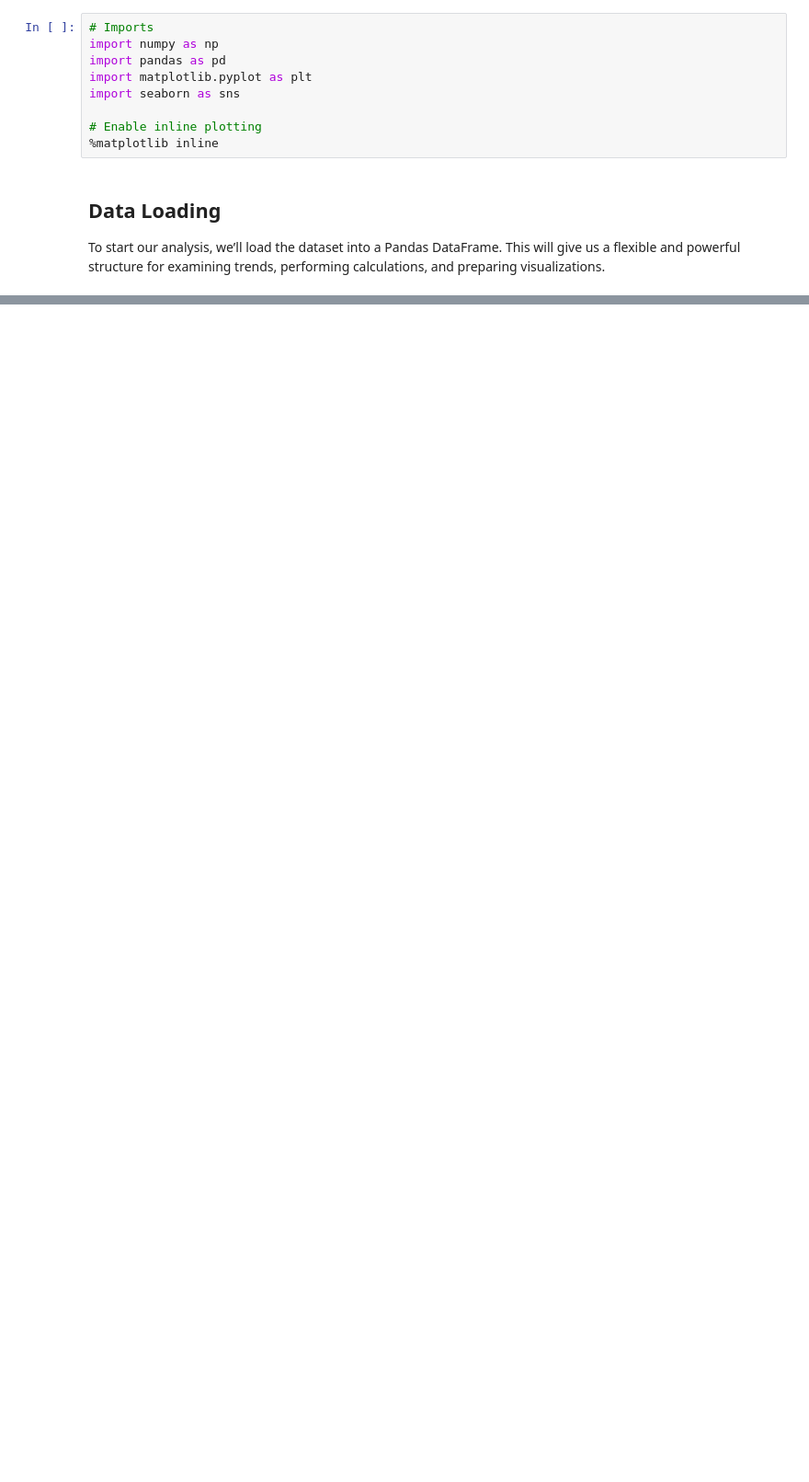
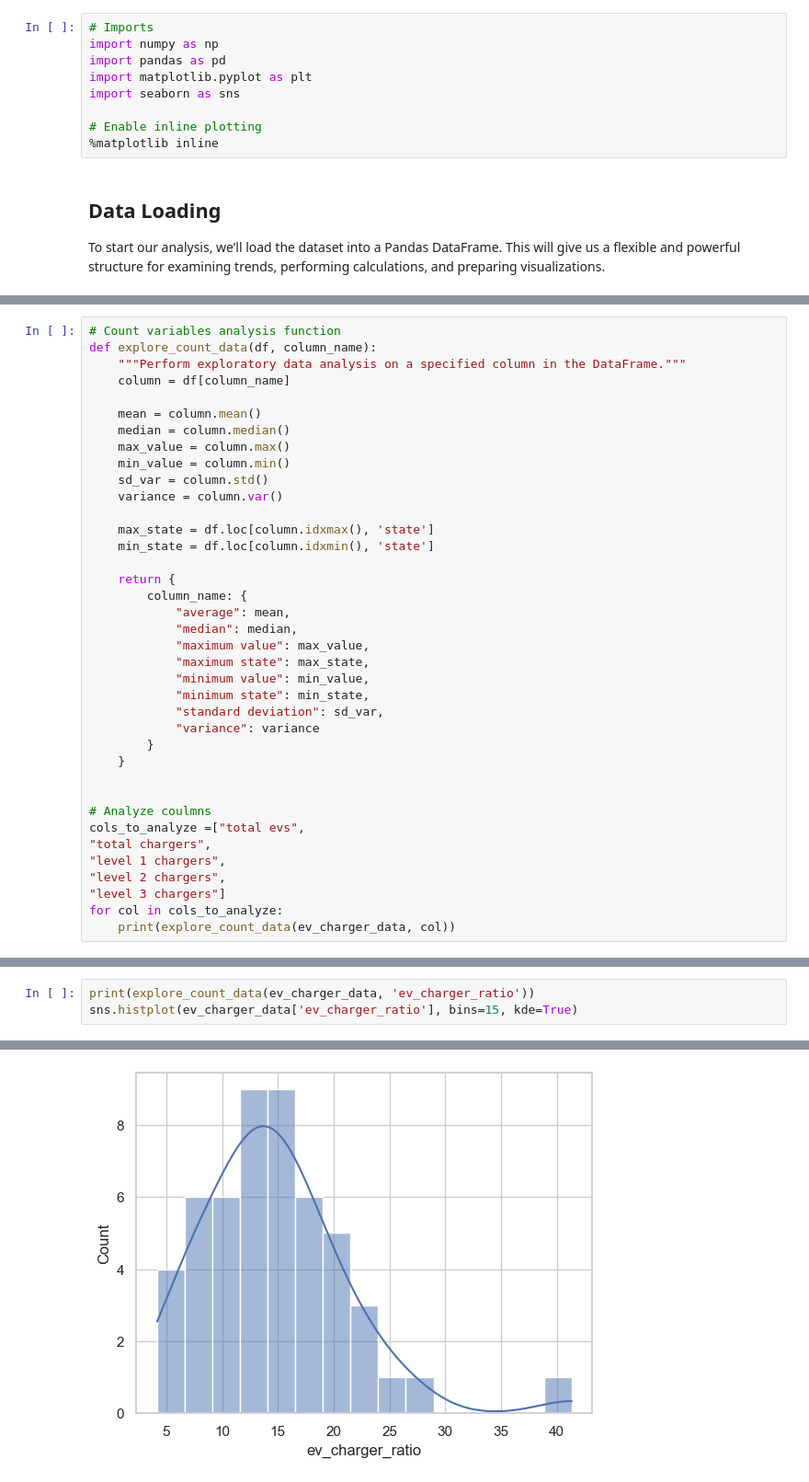
Before and after one commit to yoav-es/ev-charging-infra-in-the-us, a Jupyter notebook: ev_charging_infra_analysis.ipynb, the cells around one changed output, grey strips where cells are left out. Shown at 92% size. Saved outputs shown, nothing was run; the diff lists cells and outputs as text; blank space fills up the shorter version.

```diff
--- a/ev_charging_infra_analysis.ipynb
+++ b/ev_charging_infra_analysis.ipynb
@@ -225,0 +211,38 @@ Findings from this stage should directly inform conclusions or recommendations i
+# %%
+# Count variables analysis function
+def explore_count_data(df, column_name):
+    """Perform exploratory data analysis on a specified column in the DataFrame."""
+    column = df[column_name]
+
+    mean = column.mean()
+    median = column.median()
+    max_value = column.max()
+    min_value = column.min()
+    sd_var = column.std()
+    variance = column.var()
+
+    max_state = df.loc[column.idxmax(), 'state']
+    min_state = df.loc[column.idxmin(), 'state']
+
+    return {
+        column_name: {
+            "average": mean,
+            "median": median,
+            "maximum value": max_value,
+            "maximum state": max_state,
+            "minimum value": min_value,
+            "minimum state": min_state,
+            "standard deviation": sd_var,
+            "variance": variance
+        }
+    }
+
+
+# Analyze coulmns
+cols_to_analyze =["total evs",
+"total chargers",
+"level 1 chargers",
+"level 2 chargers",
+"level 3 chargers"]
+for col in cols_to_analyze:
+    print(explore_count_data(ev_charger_data, col))
@@ -225,0 +333,4 @@ Findings from this stage should directly inform conclusions or recommendations i
+# %%
+print(explore_count_data(ev_charger_data, 'ev_charger_ratio'))
+sns.histplot(ev_charger_data['ev_charger_ratio'], bins=15, kde=True)
+# %% [output]
@@ -225,0 +339 @@ Findings from this stage should directly inform conclusions or recommendations i
+[figure, added]
```
Also changed, not shown: parts of 18 cells of this notebook.
